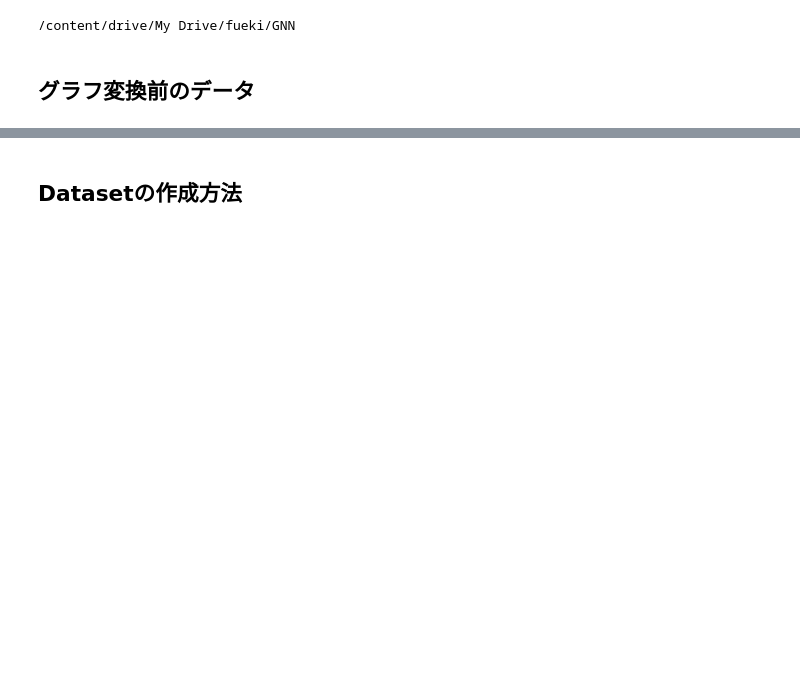
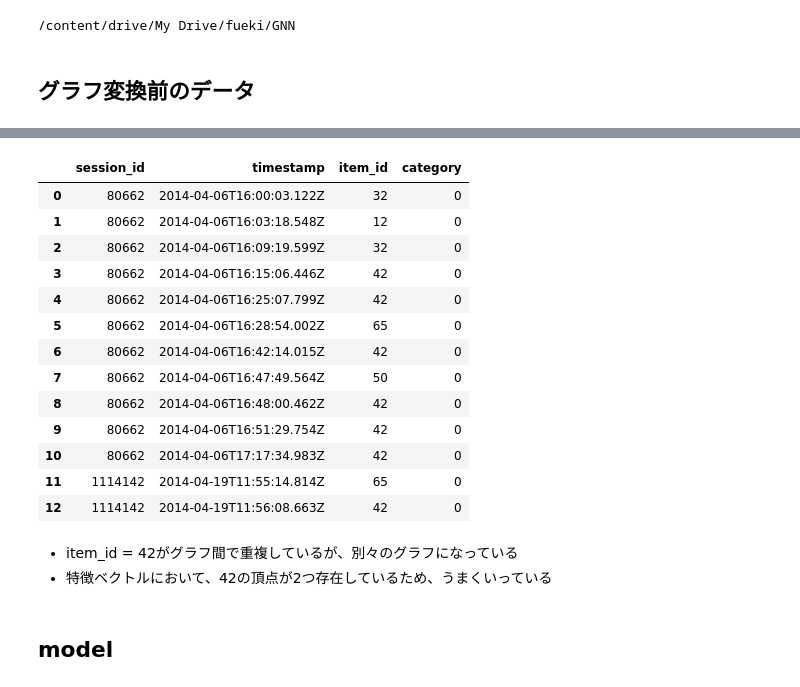
Before and after one commit to plue1011/GNN, a Jupyter notebook: RecSys2015.ipynb, the cells around one changed output, grey strips where cells are left out. Cells and saved outputs as stored; diff of their text form; code cells hidden in the pictures; blank space fills up the shorter version.

```diff
--- a/RecSys2015.ipynb
+++ b/RecSys2015.ipynb
@@ -143,2 +245,22 @@ tensor([[ 81],
+# %%
+df[df['session_id'].isin(df['session_id'].drop_duplicates()[:2].values)]
+# %% [output]
+|  | session_id | timestamp | item_id | category |
+| 0 | 80662 | 2014-04-06T16:00:03.122Z | 32 | 0 |
+| 1 | 80662 | 2014-04-06T16:03:18.548Z | 12 | 0 |
+| 2 | 80662 | 2014-04-06T16:09:19.599Z | 32 | 0 |
+| 3 | 80662 | 2014-04-06T16:15:06.446Z | 42 | 0 |
+| 4 | 80662 | 2014-04-06T16:25:07.799Z | 42 | 0 |
+| 5 | 80662 | 2014-04-06T16:28:54.002Z | 65 | 0 |
+| 6 | 80662 | 2014-04-06T16:42:14.015Z | 42 | 0 |
+| 7 | 80662 | 2014-04-06T16:47:49.564Z | 50 | 0 |
+| 8 | 80662 | 2014-04-06T16:48:00.462Z | 42 | 0 |
+| 9 | 80662 | 2014-04-06T16:51:29.754Z | 42 | 0 |
+| 10 | 80662 | 2014-04-06T17:17:34.983Z | 42 | 0 |
+| 11 | 1114142 | 2014-04-19T11:55:14.814Z | 65 | 0 |
+| 12 | 1114142 | 2014-04-19T11:56:08.663Z | 42 | 0 |
+# %% [markdown]
+- item_id = 42がグラフ間で重複しているが、別々のグラフになっている
+- 特徴ベクトルにおいて、42の頂点が2つ存在しているため、うまくいっている
 # %% [markdown]
-## Datasetの作成方法
+## model
```
Also changed, not shown: parts of 24 cells of this notebook, 6 other files.
